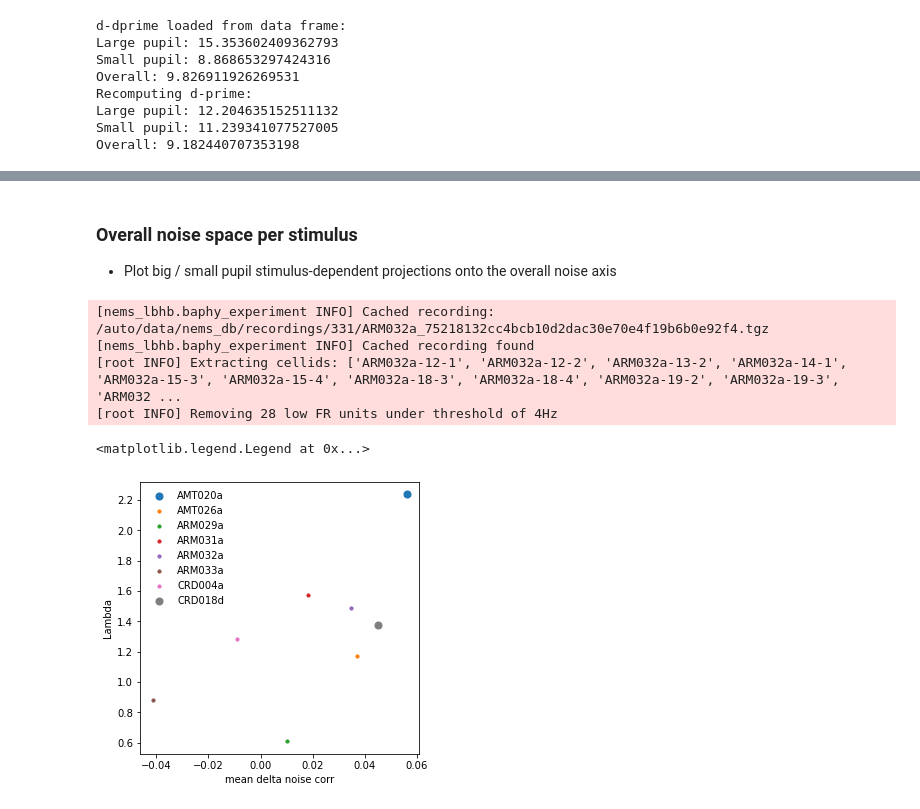
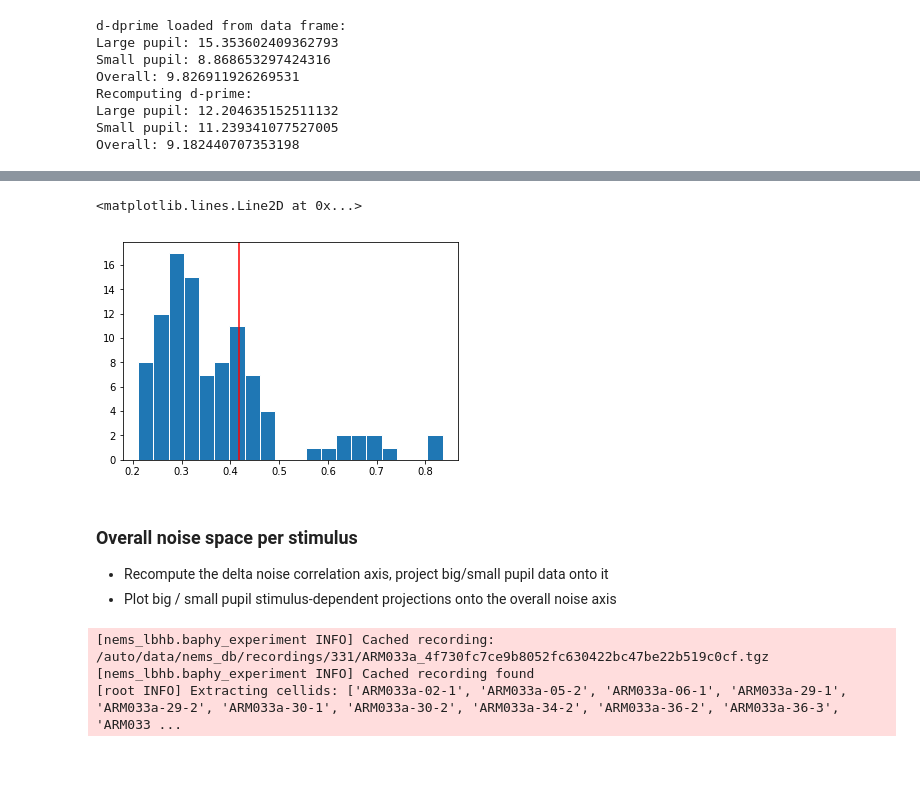
Before and after one commit to crheller/nat_pup_ms, a Jupyter notebook: test_scripts/may21_updates.ipynb, the cells around one changed output, grey strips where cells are left out. Saved outputs shown, nothing was run; the diff lists cells and outputs as text; code cells hidden in the pictures; blank space fills up the shorter version.

```diff
--- a/test_scripts/may21_updates.ipynb
+++ b/test_scripts/may21_updates.ipynb
@@ -401,12 +447,21 @@ Overall: 9.182440707353198
+# %%
+site = 'CRD017c'
+batch = 289
+plt.hist(lvs[f'{site}{batch}']['raw']['evals_shuff'][:, 0], bins=20, edgecolor='white')
+plt.axvline(lvs[f'{site}{batch}']['raw']['evals'][0], color='red')
+# %% [output]
+<matplotlib.lines.Line2D at 0x...>
+[figure, added]
 # %% [markdown]
 ### Overall noise space per stimulus
+* Recompute the delta noise correlation axis, project big/small pupil data onto it
 * Plot big / small pupil stimulus-dependent projections onto the overall noise axis
 # %%
-site = 'ARM032a'
+site = 'ARM033a'
 batch = 331
 X, sp_bins, X_pup, pup_mask, epochs = decoding.load_site(site=site, batch=batch,
                                        return_epoch_list=True,
-                                       exclude_low_fr=True,
+                                       exclude_low_fr=False,
                                        threshold=4)
 ncells = X.shape[0]
 nreps = X.shape[1]
@@ -429,29 +484,6 @@ X_raw = X
 X, _ = nat_preproc.scale_est_val([X], [X])
 X = X[0]
 # %% [output]
-[nems_lbhb.baphy_experiment INFO] Cached recording: /auto/data/nems_db/recordings/331/ARM032a_75218132cc4bcb10d2dac30e70e4f19b6b0e92f4.tgz
+[nems_lbhb.baphy_experiment INFO] Cached recording: /auto/data/nems_db/recordings/331/ARM033a_4f730fc7ce9b8052fc630422bc47be22b519c0cf.tgz
 [nems_lbhb.baphy_experiment INFO] Cached recording found
-[root INFO] Extracting cellids: ['ARM032a-12-1', 'ARM032a-12-2', 'ARM032a-13-2', 'ARM032a-14-1', 'ARM032a-15-3', 'ARM032a-15-4', 'ARM032a-18-3', 'ARM032a-18-4', 'ARM032a-19-2', 'ARM032a-19-3', 'ARM032 ...
-[root INFO] Removing 28 low FR units under threshold of 4Hz
+[root INFO] Extracting cellids: ['ARM033a-02-1', 'ARM033a-05-2', 'ARM033a-06-1', 'ARM033a-29-1', 'ARM033a-29-2', 'ARM033a-30-1', 'ARM033a-30-2', 'ARM033a-34-2', 'ARM033a-36-2', 'ARM033a-36-3', 'ARM033 ...
-# %%
-# compare noise correlations with LV magnitude
-import pickle
-lvs = pickle.load(open('/auto/users/hellerc/results/nat_pupil_ms/LV/nc_zscore_lvs.pickle', 'rb'))
-rgrouped = rsc.groupby(by='site').mean()
-
-f, ax = plt.subplots(1, 1, figsize=(5, 5))
-# plot sig units first
-for site in rgrouped.index:
-    b=rgrouped.loc[site]['batch']
-    d=lvs[f'{site}{batch}']['beta2_lambda']
-    if lvs[f'{site}{batch}']['beta_sig_shufTest']:
-        ax.scatter(rgrouped.loc[site]['delta_rsc'], d, label=site, s=50)
-    else:
-        ax.scatter(rgrouped.loc[site]['delta_rsc'], d, label=site, s=10)
-
-ax.set_xlabel('mean delta noise corr')
-ax.set_ylabel('Lambda')
-ax.legend(frameon=False)
-# %% [output]
-<matplotlib.legend.Legend at 0x...>
-[figure, removed]
```
Also changed, not shown: parts of 13 cells of this notebook, 2 other files.
